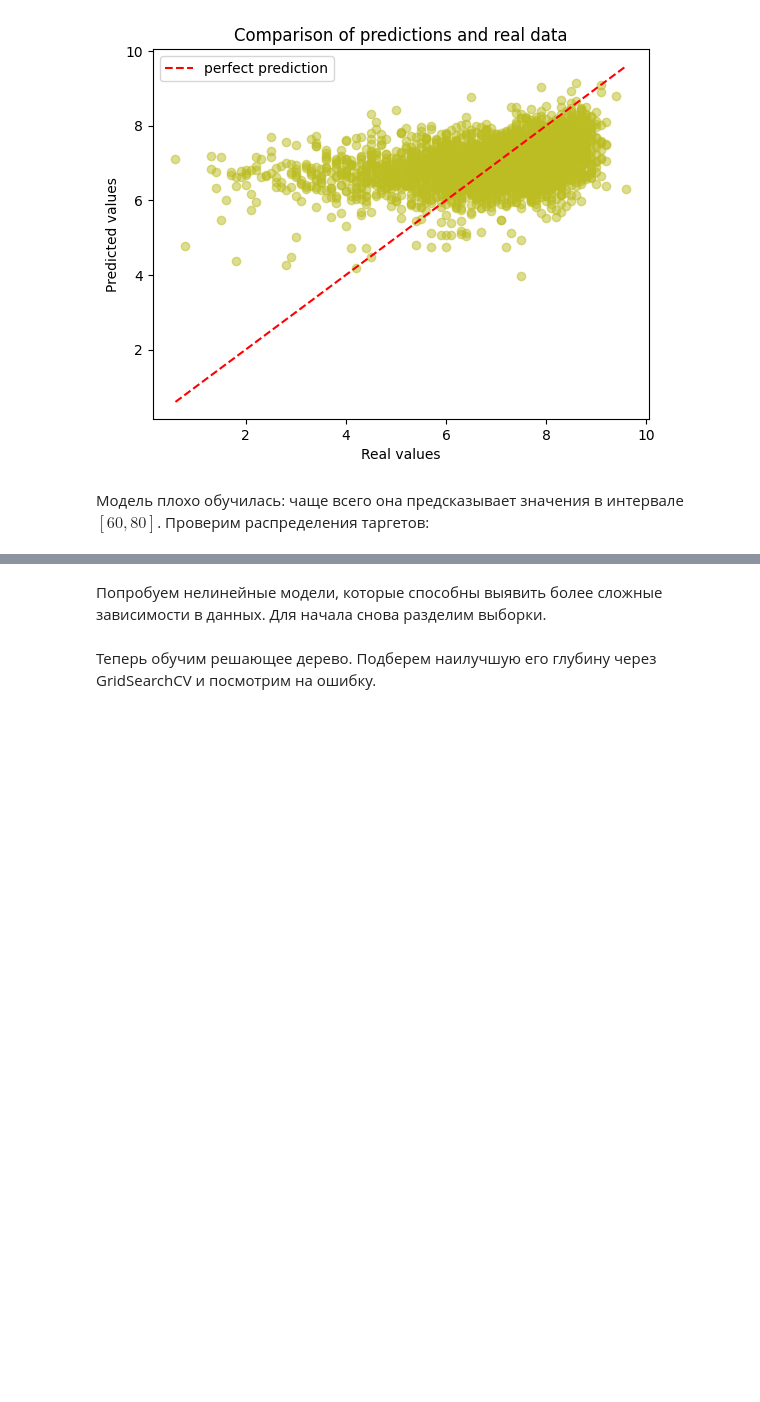
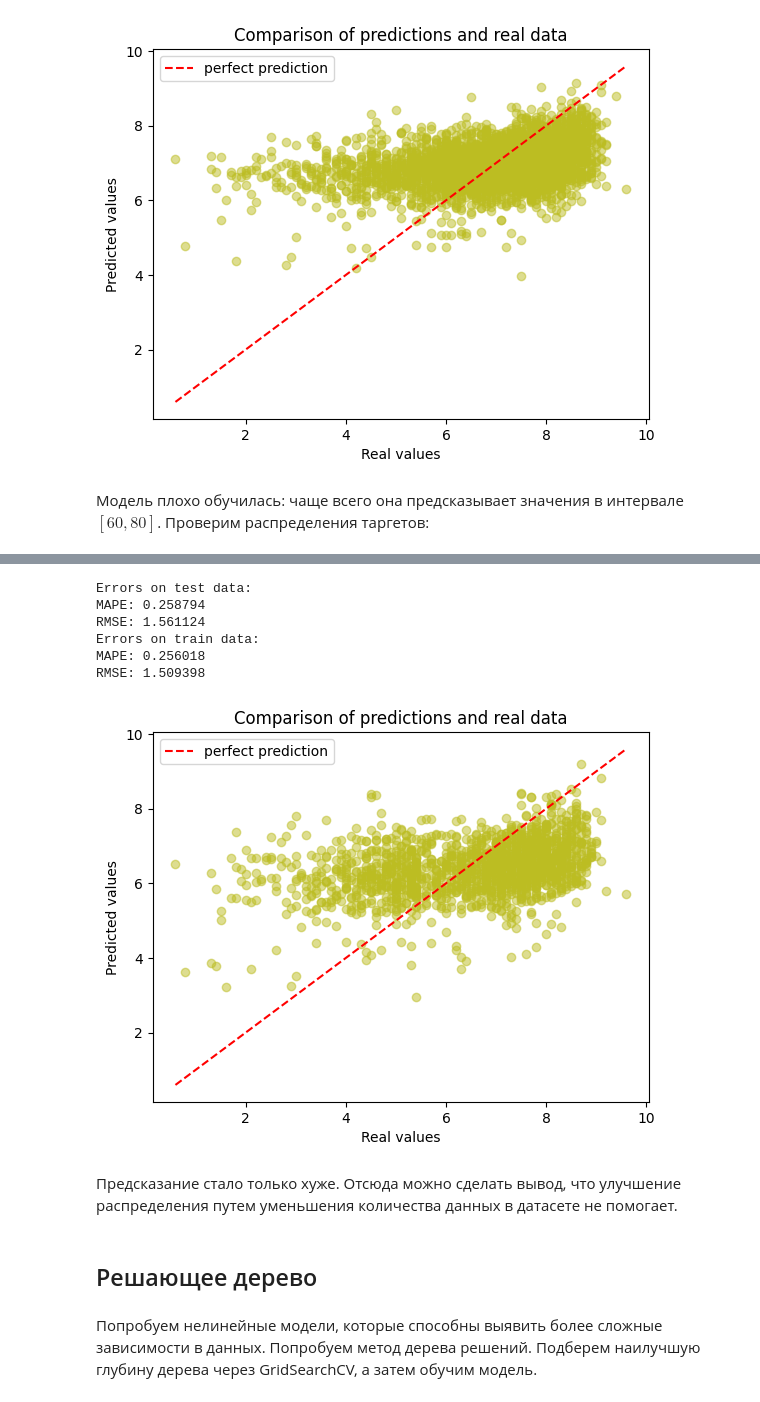
Before and after one commit to Oladiy2504/Game-Rating-Prediction, a Jupyter notebook: Game_Rating_Prediction.ipynb, the cells around one changed output, grey strips where cells are left out. Cells and saved outputs as stored; diff of their text form; code cells hidden in the pictures; blank space fills up the shorter version.

```diff
--- a/Game_Rating_Prediction.ipynb
+++ b/Game_Rating_Prediction.ipynb
@@ -300,2 +445,46 @@ plt.show()
+# %%
+model = sklm.LinearRegression()
+model.fit(X_train2, y_train2)
+
+y_pred = model.predict(X_test2)
+
+print('Errors on test data:')
+
+mape_test = skmtr.mean_absolute_percentage_error(y_test2, y_pred)
+print(f"MAPE: {mape_test:.6f}")
+
+rmse_test = np.sqrt(skmtr.mean_squared_error(y_test2, y_pred))
+print(f"RMSE: {rmse_test:.6f}")
+
+y_pred_train = model.predict(X_train2)
+
+print('Errors on train data:')
+
+mape_train = skmtr.mean_absolute_percentage_error(y_train2, y_pred_train)
+print(f"MAPE: {mape_train:.6f}")
+
+rmse_train = np.sqrt(skmtr.mean_squared_error(y_train2, y_pred_train))
+print(f"RMSE: {rmse_train:.6f}")
+# %% [output]
+Errors on test data:
+MAPE: 0.258794
+RMSE: 1.561124
+Errors on train data:
+MAPE: 0.256018
+RMSE: 1.509398
+# %%
+plt.scatter(y_test2, y_pred, alpha=0.5, color='tab:olive')
+plt.plot([min(y_test2), max(y_test2)], [min(y_test2), max(y_test2)], color='red', linestyle='--', label='perfect prediction')
+plt.legend()
+plt.xlabel("Real values")
+plt.ylabel("Predicted values")
+plt.title("Comparison of predictions and real data")
+plt.show()
+# %% [output]
+[figure, added]
+# %% [markdown]
+Предсказание стало только хуже. Отсюда можно сделать вывод, что улучшение распределения путем уменьшения количества данных в датасете не помогает.
+# %% [markdown]
+## Решающее дерево
 # %% [markdown]
-Попробуем нелинейные модели, которые способны выявить более сложные зависимости в данных. Для начала снова разделим выборки.
+Попробуем нелинейные модели, которые способны выявить более сложные зависимости в данных. Попробуем метод дерева решений. Подберем наилучшую глубину дерева через GridSearchCV, а затем обучим модель.
@@ -322,5 +491,3 @@ y_train = y_train.reset_index(drop = True)
-# %% [markdown]
-Теперь обучим решающее дерево. Подберем наилучшую его глубину через GridSearchCV и посмотрим на ошибку.
 # %%
 max_depth_values = {'max_depth': np.arange(1, 15, 1)}
 
```
Also changed, not shown: parts of 65 cells of this notebook.
